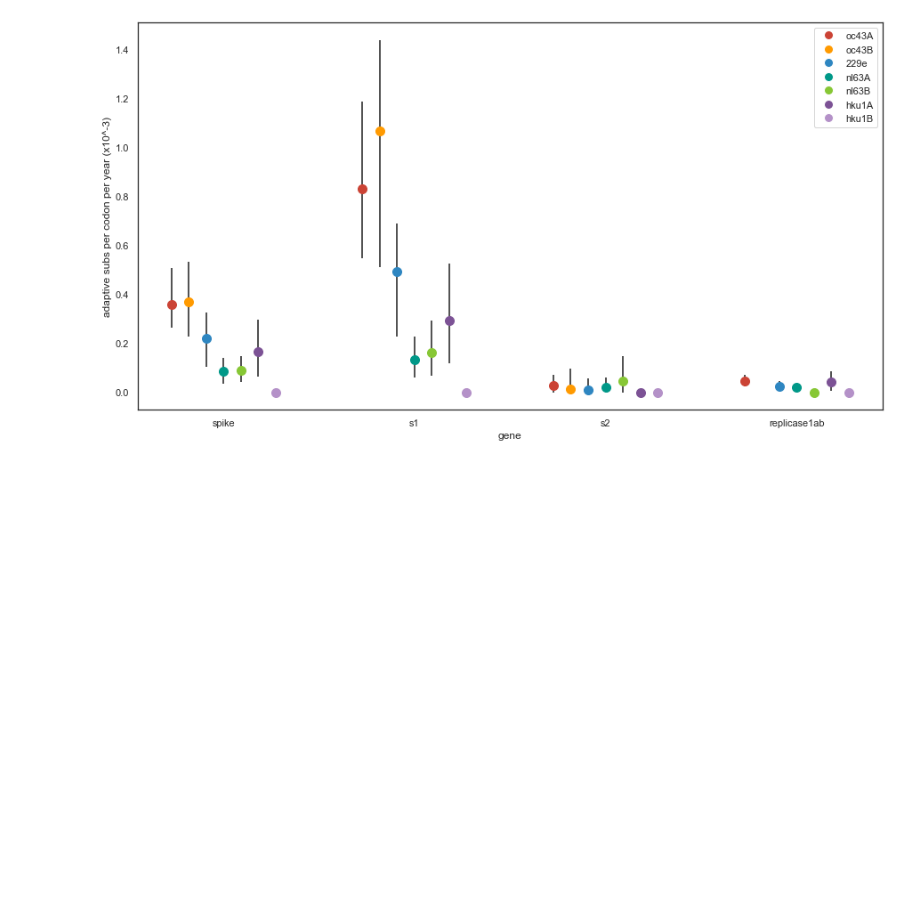
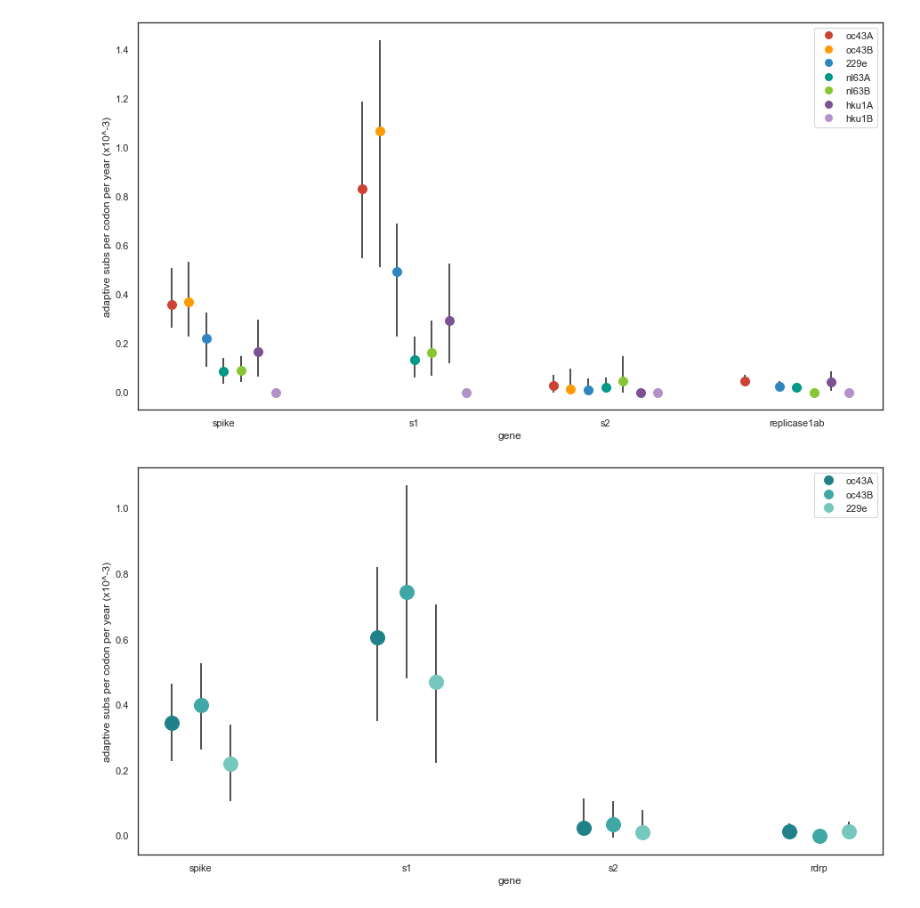
Before and after one commit to blab/seasonal-cov-adaptive-evolution, a Jupyter notebook: antigenic_evolution/bhatt_bootstrapping.ipynb, the cells around one changed output. Saved outputs shown, nothing was run; the diff lists cells and outputs as text; code cells hidden in the pictures; blank space fills up the shorter version.

```diff
--- a/antigenic_evolution/bhatt_bootstrapping.ipynb
+++ b/antigenic_evolution/bhatt_bootstrapping.ipynb
@@ -318,6 +354,10 @@ def make_bootstrap_dataset(outgroup_seq, alignment_time_subset):
     return bootstrap_ancestral_seq, bootstrap_ancestral_seq_aa, bootstrap_alignment_seqs
 # %%
 def calc_site_stats(alignment_sequences, outgroup_seq, outgroup_aa_seq, midfreq_high, midfreq_low):
+    """
+    Runs functions to determine frequency bins, fixations scores, polymorphism scores,
+    replacement scores and silent scores at each site
+    """
 
     #Find percent polymorphism at each site
     #Also determine whether polymorphism is silent or replacement
@@ -1282,0 +1506,7 @@ def compare_left_spike_right():
+# %%
+#sept 30: oc43 and 229e only
+plot_adaptive_subs_per_codon_per_year_slope_test(['oc43','229e'],
+                                            ['spike','s1', 's2', 'rdrp'], 3, 3, 0.75, 0.15, True,
+                                           filename='adaptive_subs_per_year_100bootstraps_dec16.png')
+# %% [output]
+[figure, added]
```
Also changed, not shown: parts of 20 cells of this notebook, 37 other files.
